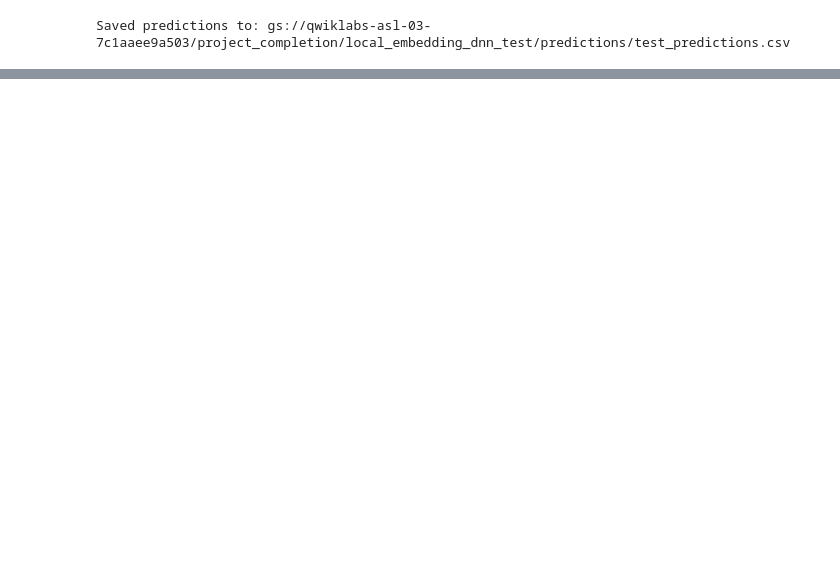
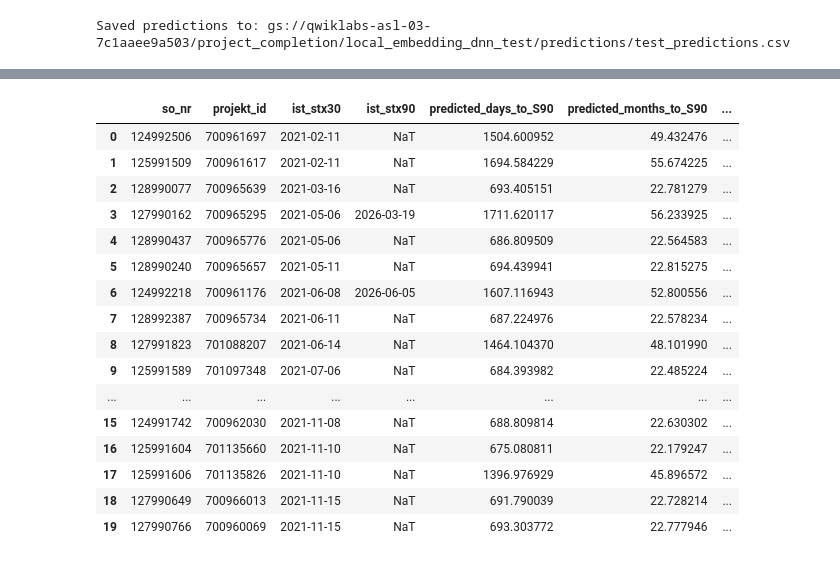
Before and after one commit to JindongLin41564/capstone-project, a Jupyter notebook: site_launch_prediction_locally_tensorboard_dataform.ipynb, the cells around one changed output, grey strips where cells are left out. Saved outputs shown, nothing was run; the diff lists cells and outputs as text; code cells hidden in the pictures; blank space fills up the shorter version.

```diff
--- a/site_launch_prediction_locally_tensorboard_dataform.ipynb
+++ b/site_launch_prediction_locally_tensorboard_dataform.ipynb
@@ -572,0 +618,52 @@ Saved predictions to: gs://qwiklabs-asl-03-7c1aaee9a503/project_completion/local
+# %%
+model_inputs = {}
+
+for col in schema["categorical_features"]:
+    model_inputs[col] = tf.constant(
+        score_df[col]
+        .fillna("UNKNOWN")
+        .astype(str)
+        .to_numpy()
+        .reshape(-1, 1),
+        dtype=tf.string,
+    )
+
+for col in schema["numeric_features"]:
+    model_inputs[col] = tf.constant(
+        pd.to_numeric(score_df[col], errors="coerce")
+        .fillna(0.0)
+        .astype("float32")
+        .to_numpy()
+        .reshape(-1, 1),
+        dtype=tf.float32,
+    )
+
+scaled_pred = trained_model.predict(
+    model_inputs,
+    batch_size=LOCAL_BATCH_SIZE,
+    verbose=1,
+)
+
+predicted_days = scaled_pred.reshape(-1) * LABEL_SCALE
+
+prediction_df = score_df[meta_columns].copy()
+prediction_df["predicted_days_to_S90"] = predicted_days
+prediction_df["predicted_months_to_S90"] = prediction_df["predicted_days_to_S90"] / 30.4375
+prediction_df["predicted_quarters_to_S90"] = prediction_df["predicted_days_to_S90"] / 91.3125
+
+prediction_df["ist_stx30"] = pd.to_datetime(prediction_df["ist_stx30"])
+prediction_df["ist_stx90"] = pd.to_datetime(prediction_df["ist_stx90"])
+
+prediction_df["predicted_s90_date"] = prediction_df["ist_stx30"] + pd.to_timedelta(
+    prediction_df["predicted_days_to_S90"].round().astype(int),
+    unit="D",
+)
+
+prediction_df["predicted_s90_month"] = prediction_df["predicted_s90_date"].dt.to_period("M").astype(str)
+prediction_df["predicted_s90_quarter"] = prediction_df["predicted_s90_date"].dt.to_period("Q").astype(str)
+
+prediction_df["actual_s90_month"] = prediction_df["ist_stx90"].dt.to_period("M").astype(str)
+prediction_df["actual_s90_quarter"] = prediction_df["ist_stx90"].dt.to_period("Q").astype(str)
+
+prediction_df.head(20)
+# %% [output]
@@ -572,0 +671,17 @@ Saved predictions to: gs://qwiklabs-asl-03-7c1aaee9a503/project_completion/local
+|  | so_nr | projekt_id | ist_stx30 | ist_stx90 | predicted_days_to_S90 | predicted_months_to_S90 | ... |
+| 0 | 124992506 | 700961697 | 2021-02-11 | NaT | 1504.600952 | 49.432476 | ... |
+| 1 | 125991509 | 700961617 | 2021-02-11 | NaT | 1694.584229 | 55.674225 | ... |
+| 2 | 128990077 | 700965639 | 2021-03-16 | NaT | 693.405151 | 22.781279 | ... |
+| 3 | 127990162 | 700965295 | 2021-05-06 | 2026-03-19 | 1711.620117 | 56.233925 | ... |
+| 4 | 128990437 | 700965776 | 2021-05-06 | NaT | 686.809509 | 22.564583 | ... |
+| 5 | 128990240 | 700965657 | 2021-05-11 | NaT | 694.439941 | 22.815275 | ... |
+| 6 | 124992218 | 700961176 | 2021-06-08 | 2026-06-05 | 1607.116943 | 52.800556 | ... |
+| 7 | 128992387 | 700965734 | 2021-06-11 | NaT | 687.224976 | 22.578234 | ... |
+| 8 | 127991823 | 701088207 | 2021-06-14 | NaT | 1464.104370 | 48.101990 | ... |
+| 9 | 125991589 | 701097348 | 2021-07-06 | NaT | 684.393982 | 22.485224 | ... |
+| ... | ... | ... | ... | ... | ... | ... | ... |
+| 15 | 124991742 | 700962030 | 2021-11-08 | NaT | 688.809814 | 22.630302 | ... |
+| 16 | 125991604 | 701135660 | 2021-11-10 | NaT | 675.080811 | 22.179247 | ... |
+| 17 | 125991606 | 701135826 | 2021-11-10 | NaT | 1396.976929 | 45.896572 | ... |
+| 18 | 127990649 | 700966013 | 2021-11-15 | NaT | 691.790039 | 22.728214 | ... |
+| 19 | 127990766 | 700960069 | 2021-11-15 | NaT | 693.303772 | 22.777946 | ... |
```
Also changed, not shown: parts of 14 cells of this notebook, 2 other files.
